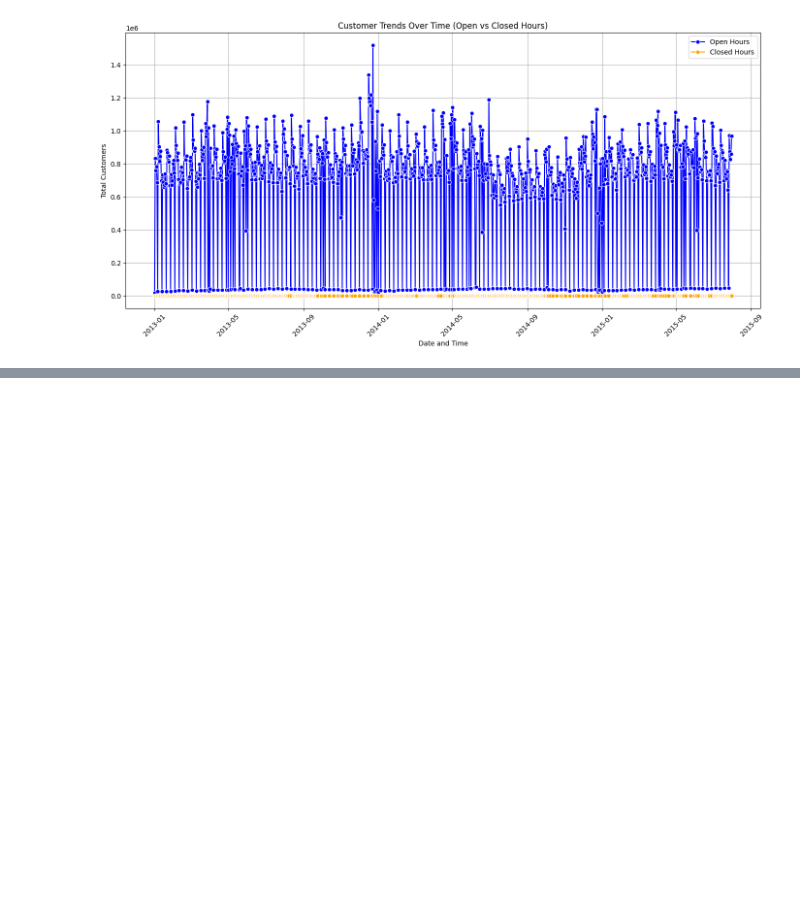
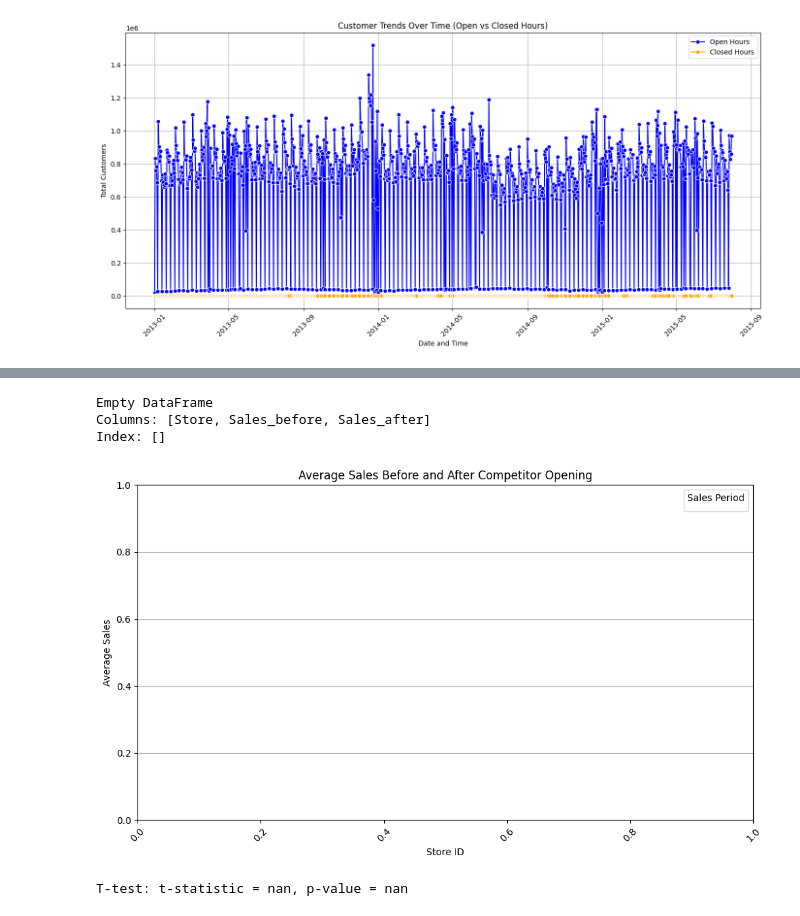
Before and after one commit to Marta233/Sales_Forcasting, a Jupyter notebook: notebook/EDA.ipynb, the cells around one changed output, grey strips where cells are left out. Saved outputs shown, nothing was run; the diff lists cells and outputs as text; code cells hidden in the pictures; blank space fills up the shorter version.

```diff
--- a/notebook/EDA.ipynb
+++ b/notebook/EDA.ipynb
@@ -251,0 +270,8 @@ EDA.analyze_competition_factors()
+# %%
+EDA.analyze_weekday_open_stores()
+# %% [output]
+Empty DataFrame
+Columns: [Store, Sales_before, Sales_after]
+Index: []
+[figure, added]
+T-test: t-statistic = nan, p-value = nan
```
Also changed, not shown: parts of 21 cells of this notebook, 1 other file.
